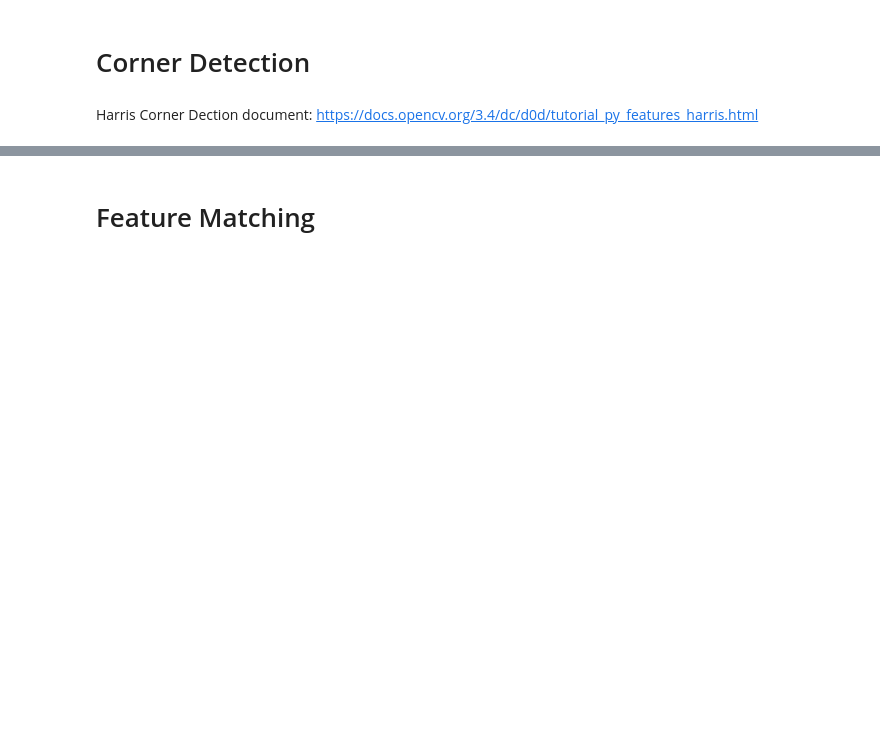
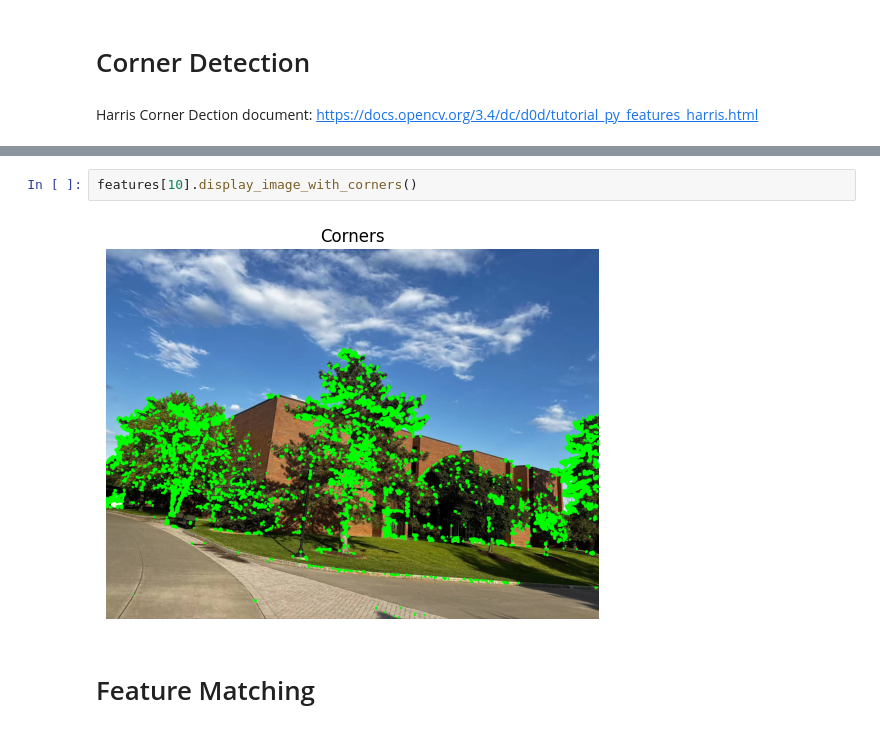
Before and after one commit to ryan-barry-99/Robot_Perception_HW7_Corner_Detection_and_Feature_Matching, a Jupyter notebook: CMPE789_FA23_HW7.ipynb, the cells around one changed output, grey strips where cells are left out. Drawn from its saved outputs; the diff is of its cells as text; blank space fills up the shorter version.

```diff
--- a/CMPE789_FA23_HW7.ipynb
+++ b/CMPE789_FA23_HW7.ipynb
@@ -41,3 +105,7 @@ Harris Corner Dection document: https://docs.opencv.org/3.4/dc/d0d/tutorial_py_f
+# %%
+features[10].display_image_with_corners()
+# %% [output]
+[figure, added]
 # %% [markdown]
 # Feature Matching
 # %% [markdown]
```
Also changed, not shown: parts of 5 cells of this notebook, 13 other files.
